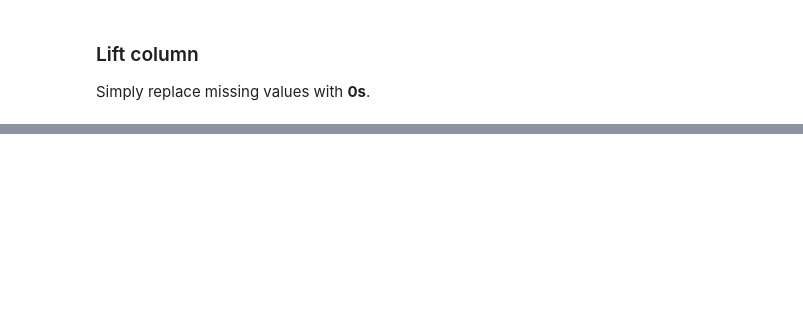
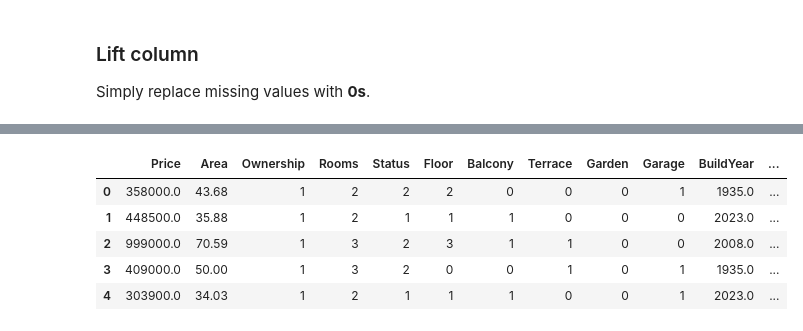
Before and after one commit to milonpabis/price-predictor-poland2024, a Jupyter notebook: flat-price-prediction.ipynb, the cells around one changed output, grey strips where cells are left out. Saved outputs shown, nothing was run; the diff lists cells and outputs as text; code cells hidden in the pictures; blank space fills up the shorter version.

```diff
--- a/flat-price-prediction.ipynb
+++ b/flat-price-prediction.ipynb
@@ -203,0 +212,6 @@ Name: City, Length: 629, dtype: int64
+# %%
+df5["Rooms"].unique()
+
+df5 = df5[df5["Rooms"] != "rooms_num::more"]
+
+df5["Rooms"].value_counts()
@@ -203,0 +260,10 @@ Name: City, Length: 629, dtype: int64
+# %%
+df6 = df5.drop("Rent", axis=1)
+df6.head()
+# %% [output]
+|  | Price | Area | Ownership | Rooms | Status | Floor | Balcony | Terrace | Garden | Garage | BuildYear | ... |
+| 0 | 358000.0 | 43.68 | 1 | 2 | 2 | 2 | 0 | 0 | 0 | 1 | 1935.0 | ... |
+| 1 | 448500.0 | 35.88 | 1 | 2 | 1 | 1 | 1 | 0 | 0 | 0 | 2023.0 | ... |
+| 2 | 999000.0 | 70.59 | 1 | 3 | 2 | 3 | 1 | 1 | 0 | 0 | 2008.0 | ... |
+| 3 | 409000.0 | 50.00 | 1 | 3 | 2 | 0 | 0 | 1 | 0 | 1 | 1935.0 | ... |
+| 4 | 303900.0 | 34.03 | 1 | 2 | 1 | 1 | 1 | 0 | 0 | 1 | 2023.0 | ... |
```
Also changed, not shown: parts of 22 cells of this notebook.
